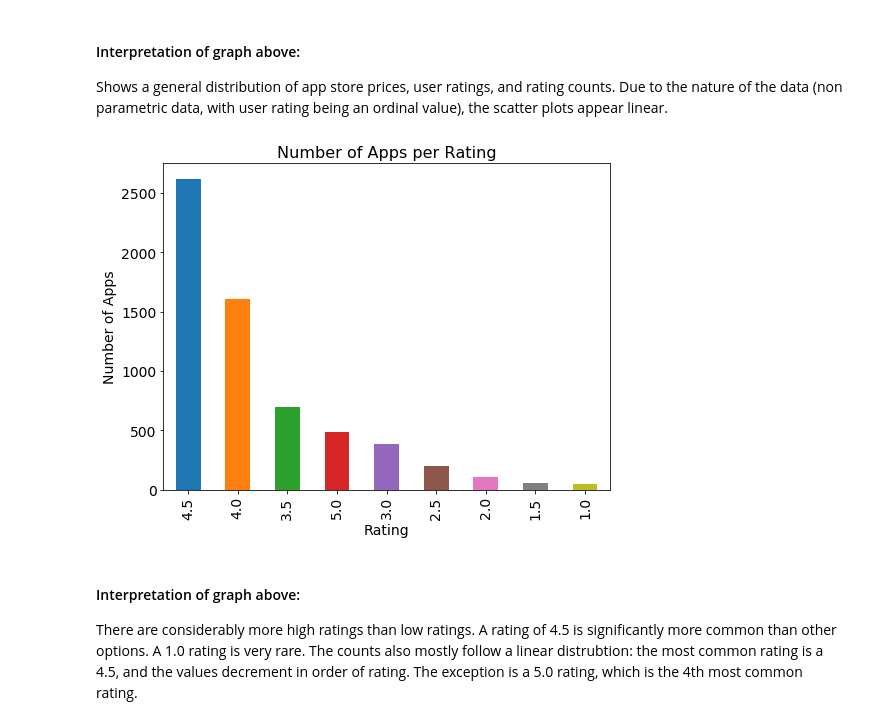
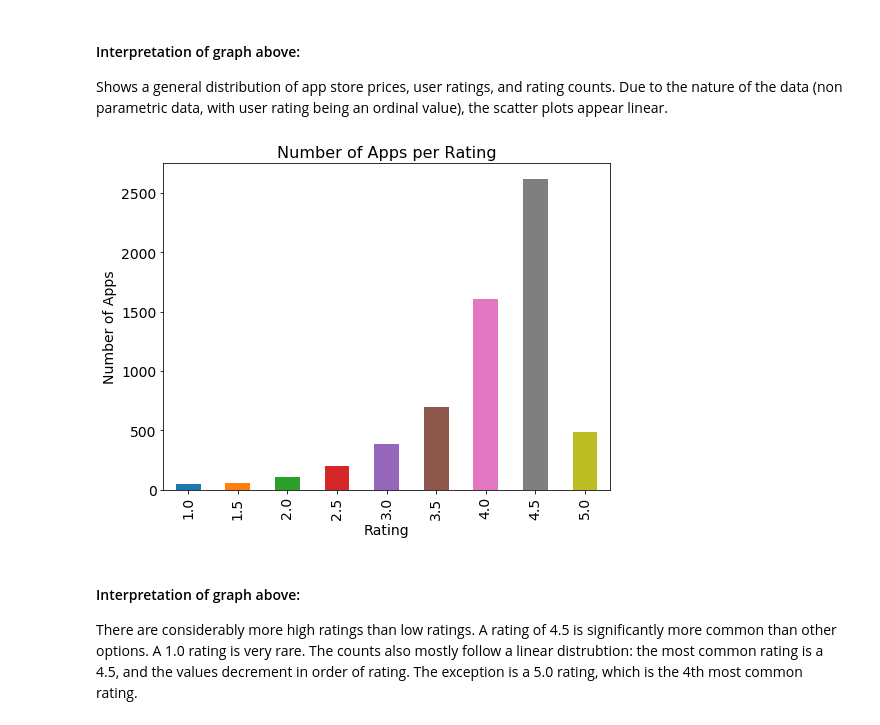
Before and after one commit to tpham2/HER-d, a Jupyter notebook: Final_V4.ipynb, the cells around one changed output. Cells and saved outputs as stored; diff of their text form; code cells hidden in the pictures.

```diff
--- a/Final_V4.ipynb
+++ b/Final_V4.ipynb
@@ -141,0 +150,37 @@ df = df[df['app_store_price (USD)'] < 10]
+# %%
+df['group'] = df['category']
+
+#Recreation Group
+df['group'].replace('Games','Recreation', inplace=True)
+df['group'].replace('Entertainment','Recreation', inplace=True)
+
+#Lifestyle Group
+df['group'].replace('Health & Fitness','Lifestyle', inplace=True)
+df['group'].replace('Lifestyle','Lifestyle', inplace=True)
+df['group'].replace('Shopping','Lifestyle', inplace=True)
+df['group'].replace('Finance','Lifestyle', inplace=True)
+df['group'].replace('Travel','Lifestyle', inplace=True)
+df['group'].replace('Food & Drink','Lifestyle', inplace=True)
+df['group'].replace('Navigation','Lifestyle', inplace=True)
+df['group'].replace('Medical','Lifestyle', inplace=True)
+df['group'].replace('Catalogs','Lifestyle', inplace=True)
+
+#Information Group
+df['group'].replace('Education','Information', inplace=True)
+df['group'].replace('Book','Information', inplace=True)
+df['group'].replace('Reference','Information', inplace=True)
+
+#Utilities Group
+df['group'].replace('Productivity','Utilities', inplace=True)
+df['group'].replace('Utilities','Utilities', inplace=True)
+df['group'].replace('Photo & Video','Utilities', inplace=True)
+df['group'].replace('Music','Utilities', inplace=True)
+df['group'].replace('Business','Utilities', inplace=True)
+
+#Trending Group
+df['group'].replace('Social Networking','Trending', inplace=True)
+df['group'].replace('Sports','Trending', inplace=True)
+df['group'].replace('Weather','Trending', inplace=True)
+df['group'].replace('News','Trending', inplace=True)
+
+df.head()
@@ -155,15 +207,16 @@ Shows a general distribution of app store prices, user ratings, and rating count
 # %%
 #Number of apps per rating
 rating = df['user_rating'].value_counts()
+rating_order = [1.0, 1.5, 2.0, 2.5, 3.0, 3.5, 4.0, 4.5, 5.0]
 
 plt.xlabel('Rating', fontsize = 14)
 plt.ylabel('Number of Apps', fontsize = 14)
 plt.title('Number of Apps per Rating', fontsize = 16)
 
-rating.plot.bar(fontsize = 14, figsize=(8, 6))
+rating.loc[rating_order].plot.bar(fontsize = 14, figsize=(8, 6))
 plt.show()
 # %% [output]
-[figure, old version]
+[figure, new version]
 # %% [markdown]
 #### Interpretation of graph above:
 There are considerably more high ratings than low ratings. A rating of 4.5 is significantly more common than
```
Also changed, not shown: parts of 24 cells of this notebook.
